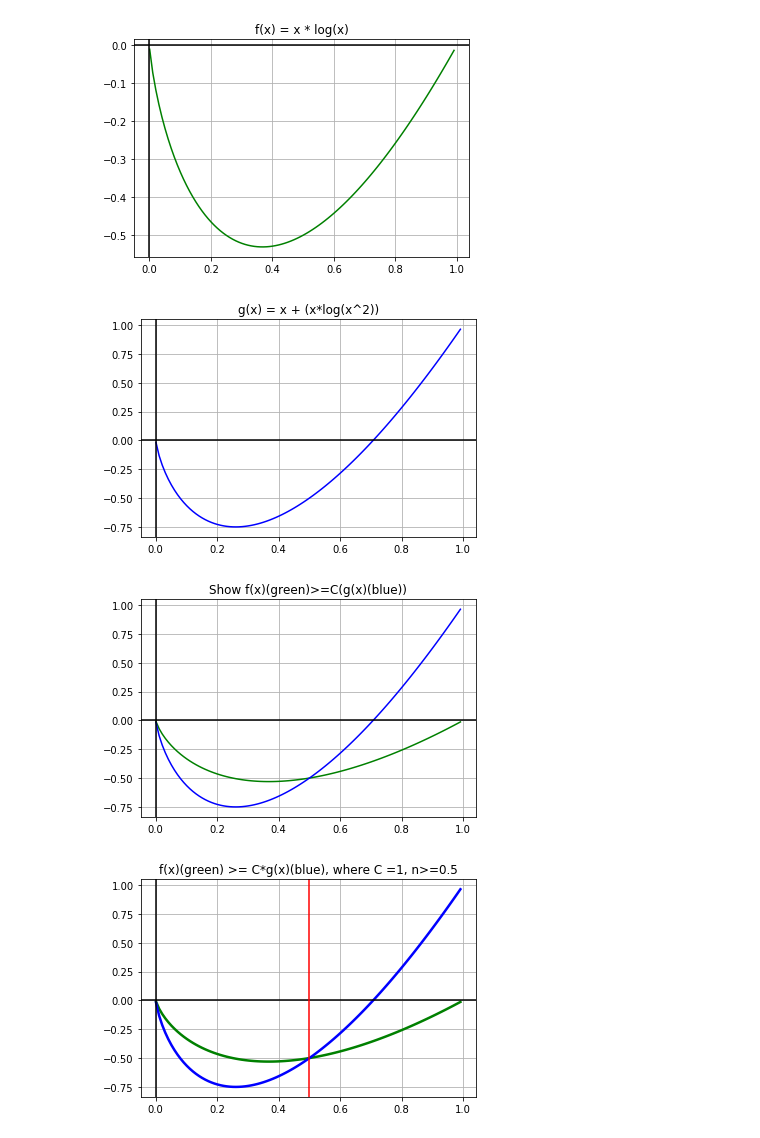
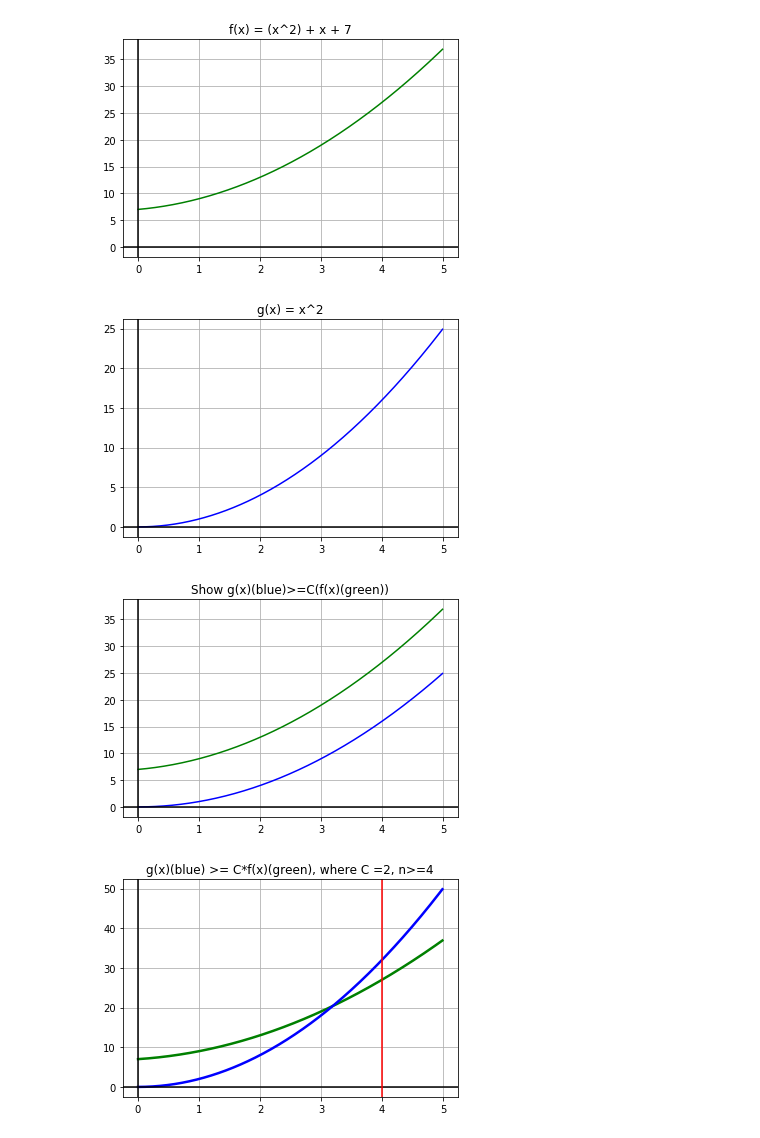
Before and after one commit to Lauro199471/CECS-528, a Jupyter notebook: lab2/lab2.ipynb, the cells around one changed output. Drawn from its saved outputs; the diff is of its cells as text; code cells hidden in the pictures.

```diff
--- a/lab2/lab2.ipynb
+++ b/lab2/lab2.ipynb
@@ -3,45 +3,45 @@ import numpy as np
 import matplotlib.pyplot as plt
 import math
 # %%
-x1 = np.arange(.001,1,.01);
-y1 = (x1*np.log2(x1));
+x1 = np.arange(.001,5,.01);
+y1 = (x1**2) + x1 + 7;
 
 plt.plot(x1,y1,"green");
 plt.axhline(y=0, color='black', linestyle='-' )
 plt.axvline(x=0, color='black', linestyle='-')
 plt.grid();
-plt.title('f(x) = x * log(x)');
+plt.title('f(x) = (x^2) + x + 7');
 plt.savefig('f(x)');
 # %% [output]
-[figure, old version]
+[figure, new version]
 # %%
-x2 = np.arange(.001,1,.01);
-y2 = x2 + (x2 * np.log2(x2**2));
+x2 = np.arange(.001,5,.01);
+y2 = x2**2;
 
 plt.plot(x2,y2,"blue");
 plt.axhline(y=0, color='black', linestyle='-')
 plt.axvline(x=0, color='black', linestyle='-')
 plt.grid();
-plt.title('g(x) = x + (x*log(x^2))');
+plt.title('g(x) = x^2');
 plt.savefig('g(x)');
 # %% [output]
-[figure, old version]
+[figure, new version]
 # %%
 plt.plot(x1,y1,'green',x2,y2,"blue");
 plt.axhline(y=0, color='black', linestyle='-')
 plt.axvline(x=0, color='black', linestyle='-')
 plt.grid();
 
-plt.title('Show f(x)(green)>=C(g(x)(blue))');
+plt.title('Show g(x)(blue)>=C(f(x)(green))');
 plt.savefig('f(x)&g(x)');
 # %% [output]
-[figure, old version]
+[figure, new version]
 # %%
-c =  1;
-n0 = 1/2;
+c =  2;
+n0 = 4;
 
-x3 = np.arange(.001,1,.01);
-y3 = c * (x3 + (x3 * np.log2(x3**2)) );
+x3 = np.arange(.001,5,.01);
+y3 = c * (x3**2);
 
 plt.plot(x1,y1,'green',x3,y3,"blue",  linewidth = 2.5);
 
@@ -51,9 +51,9 @@ plt.axvline(x=n0, color='red', linestyle='-')
 
 plt.grid();
 
-plt.title('f(x)(green) >= C*g(x)(blue), where C =' + str(c) + ', n>=' + str(n0));
+plt.title('g(x)(blue) >= C*f(x)(green), where C =' + str(c) + ', n>=' + str(n0));
 plt.savefig('f(x)Cg(x)1');
 plt.show();
 plt.close();
 # %% [output]
-[figure, old version]
+[figure, new version]
```
Also changed, not shown: 5 other files.
